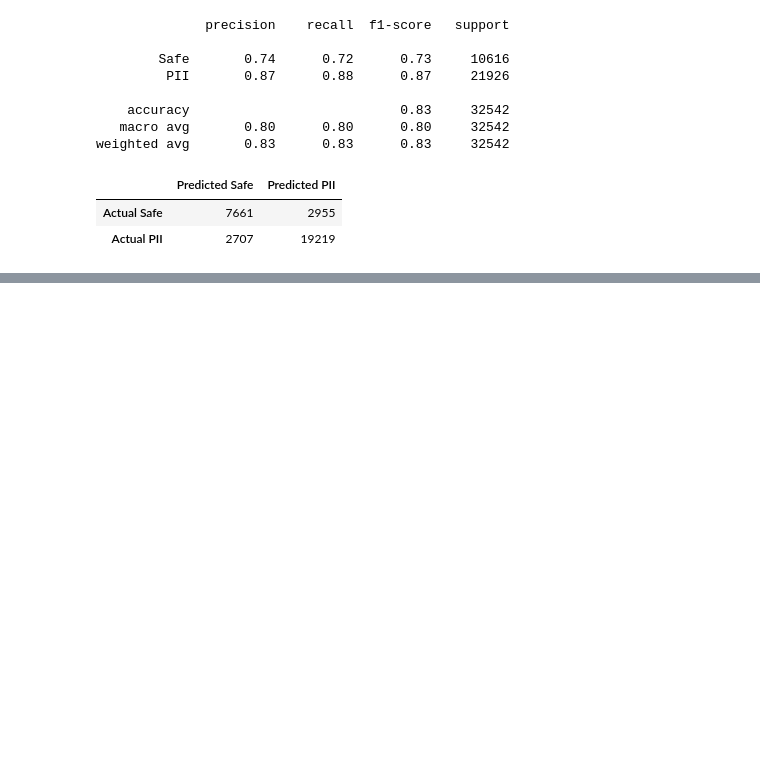
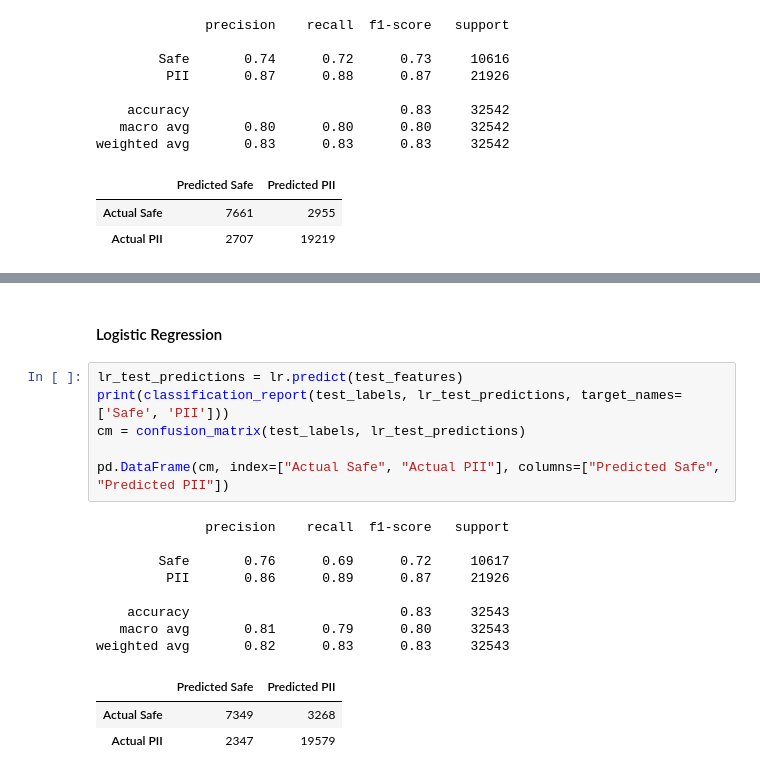
Before and after one commit to Cyber-207/cyber207_specialized_PII_detection_comparison, a Jupyter notebook: notebooks/classical_ml/classical_models.ipynb, the cells around one changed output, grey strips where cells are left out. Drawn from its saved outputs; the diff is of its cells as text; blank space fills up the shorter version.

```diff
--- a/notebooks/classical_ml/classical_models.ipynb
+++ b/notebooks/classical_ml/classical_models.ipynb
@@ -242,0 +269,20 @@ weighted avg       0.83      0.83      0.83     32542
+# %% [markdown]
+#### Logistic Regression
+# %%
+lr_test_predictions = lr.predict(test_features)
+print(classification_report(test_labels, lr_test_predictions, target_names=['Safe', 'PII']))
+cm = confusion_matrix(test_labels, lr_test_predictions)
+
+pd.DataFrame(cm, index=["Actual Safe", "Actual PII"], columns=["Predicted Safe", "Predicted PII"])
+# %% [output]
+              precision    recall  f1-score   support
+
+        Safe       0.76      0.69      0.72     10617
+         PII       0.86      0.89      0.87     21926
+
+    accuracy                           0.83     32543
+   macro avg       0.81      0.79      0.80     32543
+weighted avg       0.82      0.83      0.83     32543
+|  | Predicted Safe | Predicted PII |
+| Actual Safe | 7349 | 3268 |
+| Actual PII | 2347 | 19579 |
```
Also changed, not shown: parts of 11 cells of this notebook.
